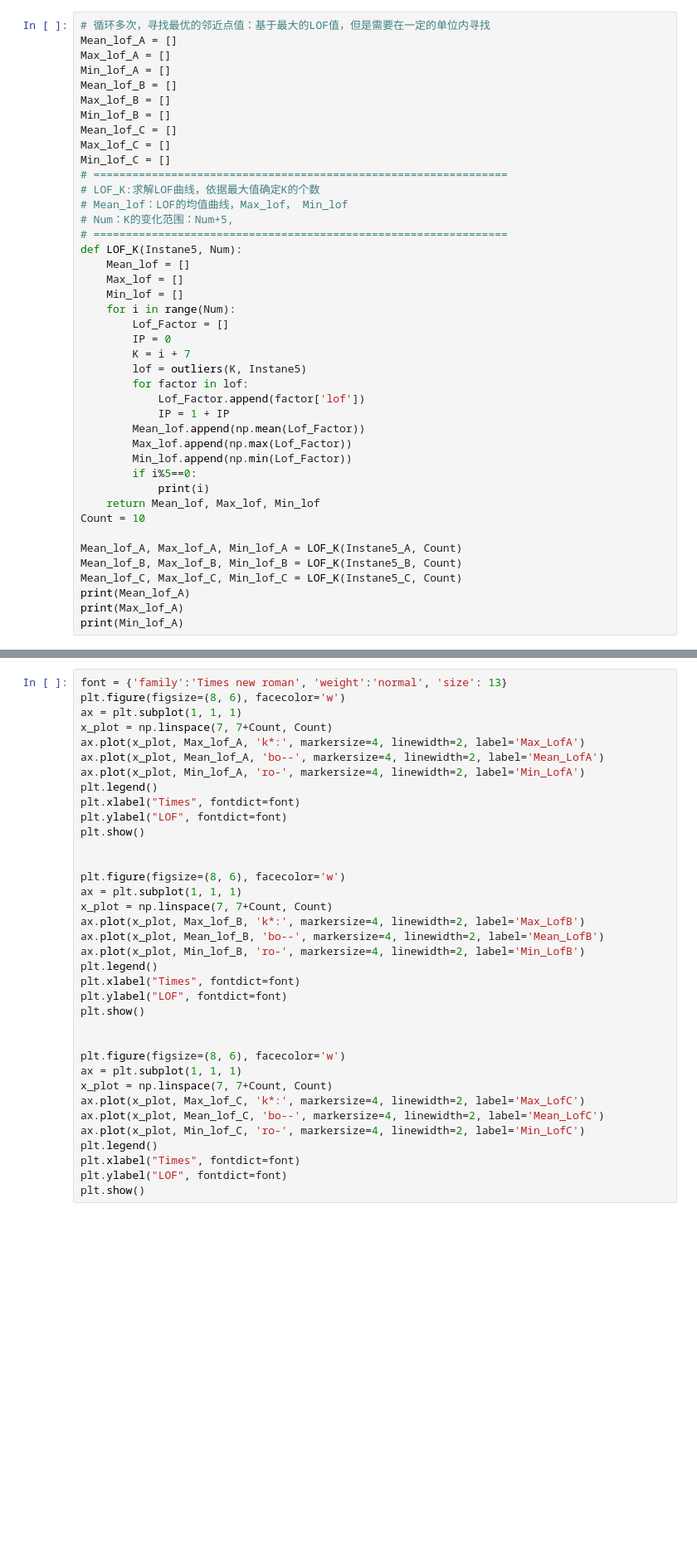
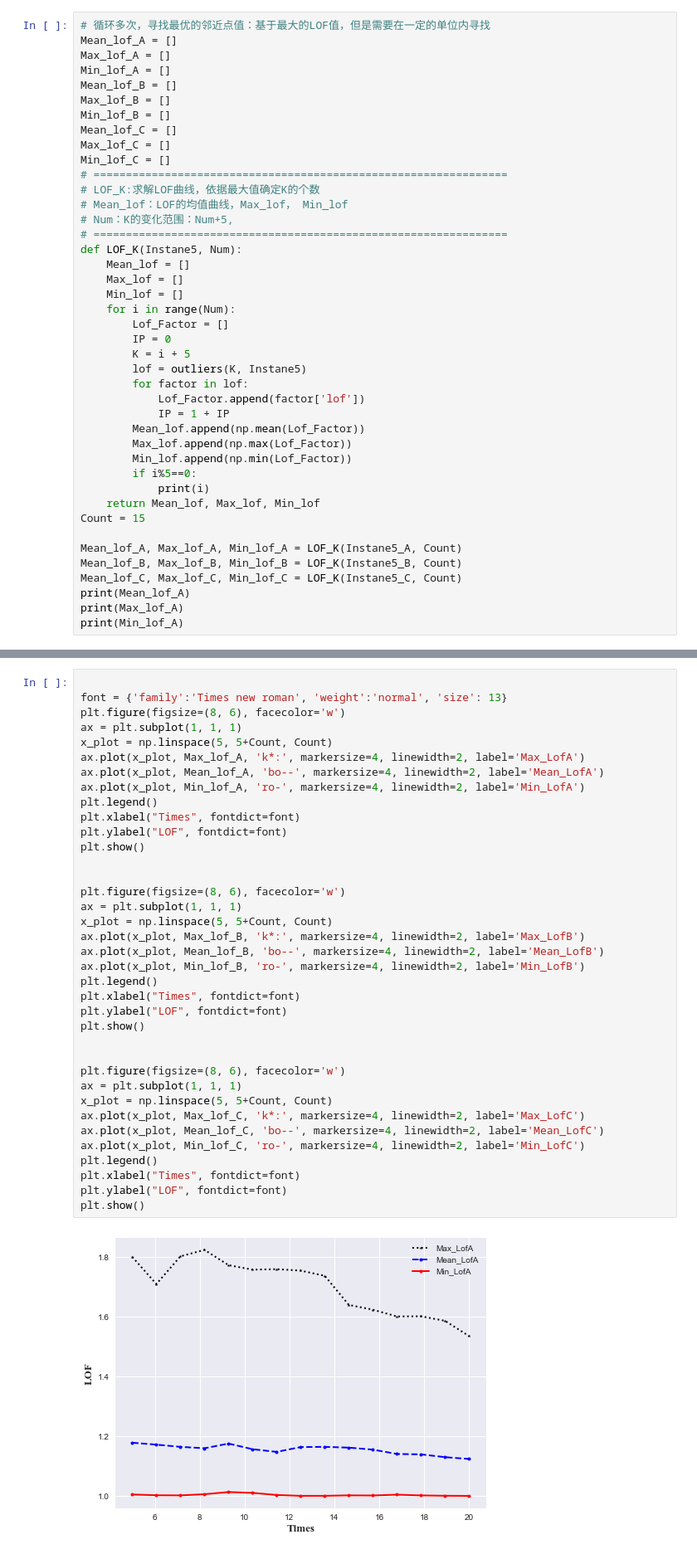
Before and after one commit to Qiuchumo/QW_reliable, a Jupyter notebook: LOFG_BN/LOF_Grubbs.ipynb, the cells around one changed output, grey strips where cells are left out. Shown at 83% size. Cells and saved outputs as stored; diff of their text form; blank space fills up the shorter version.

```diff
--- a/LOFG_BN/LOF_Grubbs.ipynb
+++ b/LOFG_BN/LOF_Grubbs.ipynb
@@ -772,7 +772,7 @@ def LOF_K(Instane5, Num):
     for i in range(Num):
         Lof_Factor = []
         IP = 0
-        K = i + 7
+        K = i + 5
         lof = outliers(K, Instane5)
         for factor in lof:
             Lof_Factor.append(factor['lof'])
@@ -783,7 +783,7 @@ def LOF_K(Instane5, Num):
         if i%5==0:
             print(i)
     return Mean_lof, Max_lof, Min_lof
-Count = 10
+Count = 15
 
 Mean_lof_A, Max_lof_A, Min_lof_A = LOF_K(Instane5_A, Count)
 Mean_lof_B, Max_lof_B, Min_lof_B = LOF_K(Instane5_B, Count)
@@ -796,36 +807,39 @@ print(Min_lof_A)
 # %%
+
 font = {'family':'Times new roman', 'weight':'normal', 'size': 13}
 plt.figure(figsize=(8, 6), facecolor='w')
 ax = plt.subplot(1, 1, 1)
-x_plot = np.linspace(7, 7+Count, Count)
+x_plot = np.linspace(5, 5+Count, Count)
 ax.plot(x_plot, Max_lof_A, 'k*:', markersize=4, linewidth=2, label='Max_LofA')
 ax.plot(x_plot, Mean_lof_A, 'bo--', markersize=4, linewidth=2, label='Mean_LofA')
 ax.plot(x_plot, Min_lof_A, 'ro-', markersize=4, linewidth=2, label='Min_LofA')
 plt.legend()
 plt.xlabel("Times", fontdict=font)
 plt.ylabel("LOF", fontdict=font)
 plt.show()
 
 
 plt.figure(figsize=(8, 6), facecolor='w')
 ax = plt.subplot(1, 1, 1)
-x_plot = np.linspace(7, 7+Count, Count)
+x_plot = np.linspace(5, 5+Count, Count)
 ax.plot(x_plot, Max_lof_B, 'k*:', markersize=4, linewidth=2, label='Max_LofB')
 ax.plot(x_plot, Mean_lof_B, 'bo--', markersize=4, linewidth=2, label='Mean_LofB')
 ax.plot(x_plot, Min_lof_B, 'ro-', markersize=4, linewidth=2, label='Min_LofB')
 plt.legend()
 plt.xlabel("Times", fontdict=font)
 plt.ylabel("LOF", fontdict=font)
 plt.show()
 
 
 plt.figure(figsize=(8, 6), facecolor='w')
 ax = plt.subplot(1, 1, 1)
-x_plot = np.linspace(7, 7+Count, Count)
+x_plot = np.linspace(5, 5+Count, Count)
 ax.plot(x_plot, Max_lof_C, 'k*:', markersize=4, linewidth=2, label='Max_LofC')
 ax.plot(x_plot, Mean_lof_C, 'bo--', markersize=4, linewidth=2, label='Mean_LofC')
 ax.plot(x_plot, Min_lof_C, 'ro-', markersize=4, linewidth=2, label='Min_LofC')
 plt.legend()
 plt.xlabel("Times", fontdict=font)
 plt.ylabel("LOF", fontdict=font)
 plt.show()
+# %% [output]
+[figure, added]
```
Also changed, not shown: parts of 8 cells of this notebook, 3 other files.
